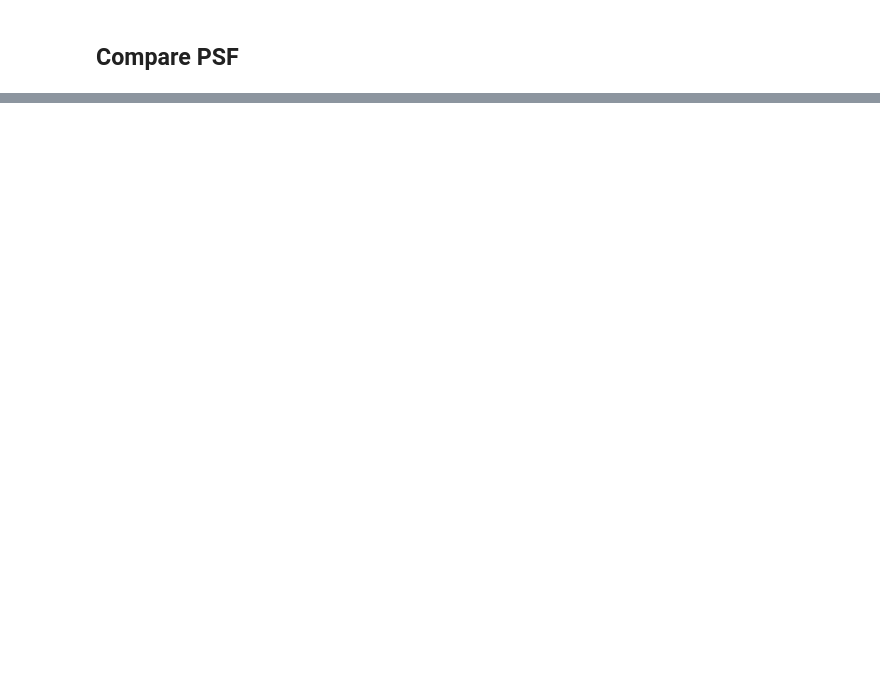
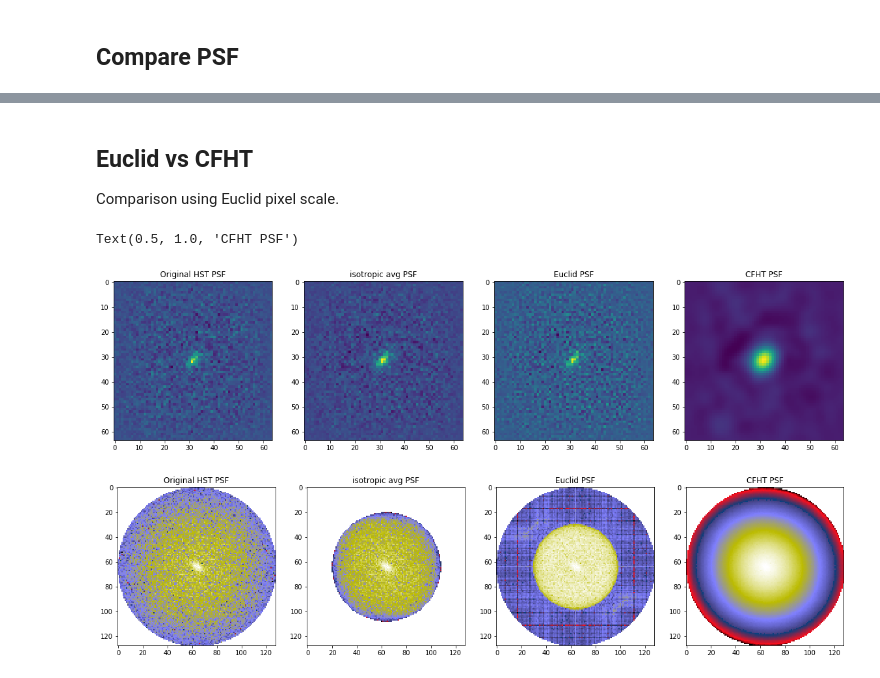
Before and after one commit to CosmoStat/ShapeDeconv, a Jupyter notebook: data/BuildingCOSMOS_PSF.ipynb, the cells around one changed output, grey strips where cells are left out. Drawn from its saved outputs; the diff is of its cells as text; code cells hidden in the pictures; blank space fills up the shorter version.

Commit message:
CFHT debugging

```diff
--- a/data/BuildingCOSMOS_PSF.ipynb
+++ b/data/BuildingCOSMOS_PSF.ipynb
@@ -155,3 +159,23 @@ psf_cosmos = effective_psf
+# %%
+import sys
+cfht_dir = '/gpfswork/rech/xdy/uze68md/GitHub/ShapeDeconv/data/CFHT'
+sys.path.append(cfht_dir)
+from seeing_distribution_class import seeing_distribution
+
+seed = 1995
+fwhm_sampler = seeing_distribution(cfht_dir+'/seeing_distribution.npy',seed=seed)
+cfht_fwhm = fwhm_sampler.get(1)[0]
+psf_cfht = galsim.Kolmogorov(fwhm=cfht_fwhm,flux=1.0, scale_unit=galsim.arcsec)
+# shear the PSF
+g_sigma = 0.01 # standard deviation of the shear distribution
+def get_g(n_g):
+    g = np.random.normal(0., g_sigma, n_g)
+    while np.linalg.norm(g) > 1:
+        g = np.random.normal(0., g_sigma, n_g)
+    return g
+np.random.seed(seed=seed)
+e1, e2 = get_g(2) #+[cst1, cst2] because the mean of the PSF ellipticity can be different from zero
+psf_cfht = psf_cfht.shear(g1=e1, g2=e2)
 # %% [markdown]
 ## Compare PSF
 # %%
@@ -261,0 +286,46 @@ Text(0.5, 1.0, 'Gaussian Hippolye PSF')
+# %% [markdown]
+## Euclid vs CFHT
+
+Comparison using Euclid pixel scale.
+# %%
+figure(figsize=(20,5))
+im = galsim.Image(64,64, scale=0.101) # Euclid pixel scale
+gal  = cat.makeGalaxy(12, noise_pad_size=2*64 * 0.03)
+gal2 = cat.makeGalaxy(123, noise_pad_size=2*64 * 0.03)
+subplot(141)
+galsim.Convolve(gal, gal.original_psf).drawImage(im, method='no_pixel');
+imshow(im.array)
+title('Original HST PSF')
+subplot(142)
+galsim.Convolve(gal, effective_psf).drawImage(im, method='no_pixel');
+imshow(im.array)
+title('isotropic avg PSF')
+subplot(143)
+galsim.Convolve(gal, psf_euclid).drawImage(im, method='no_pixel');
+imshow(im.array)
+title('Euclid PSF')
+subplot(144)
+galsim.Convolve(gal, psf_cfht).drawImage(im, method='no_pixel');
+imshow(im.array)
+title('CFHT PSF')
+
+figure(figsize=(20,5))
+im = galsim.Image(64,64, scale=0.03)
+gal  = cat.makeGalaxy(12, noise_pad_size=2*64 * 0.03)
+gal2 = cat.makeGalaxy(123, noise_pad_size=2*64 * 0.03)
+subplot(141)
+imshow(log10(abs(galsim.Convolve(gal, gal.original_psf).drawKImage(nx=stamp_size,ny=stamp_size, scale=kscale).array)), cmap='gist_stern')
+title('Original HST PSF')
+subplot(142)
+imshow(log10(abs(galsim.Convolve(gal, effective_psf).drawKImage(nx=stamp_size,ny=stamp_size, scale=kscale).array)), cmap='gist_stern')
+title('isotropic avg PSF')
+subplot(143)
+imshow(log10(abs(galsim.Convolve(gal, psf_euclid).drawKImage(nx=stamp_size,ny=stamp_size, scale=kscale).array)), cmap='gist_stern')
+title('Euclid PSF')
+subplot(144)
+imshow(log10(abs(galsim.Convolve(gal, psf_cfht).drawKImage(nx=stamp_size,ny=stamp_size, scale=kscale).array)), cmap='gist_stern')
+title('CFHT PSF')
+# %% [output]
+Text(0.5, 1.0, 'CFHT PSF')
+[figure, added]
+[figure, added]
```
Also changed, not shown: parts of 9 cells of this notebook, 4 other files.
